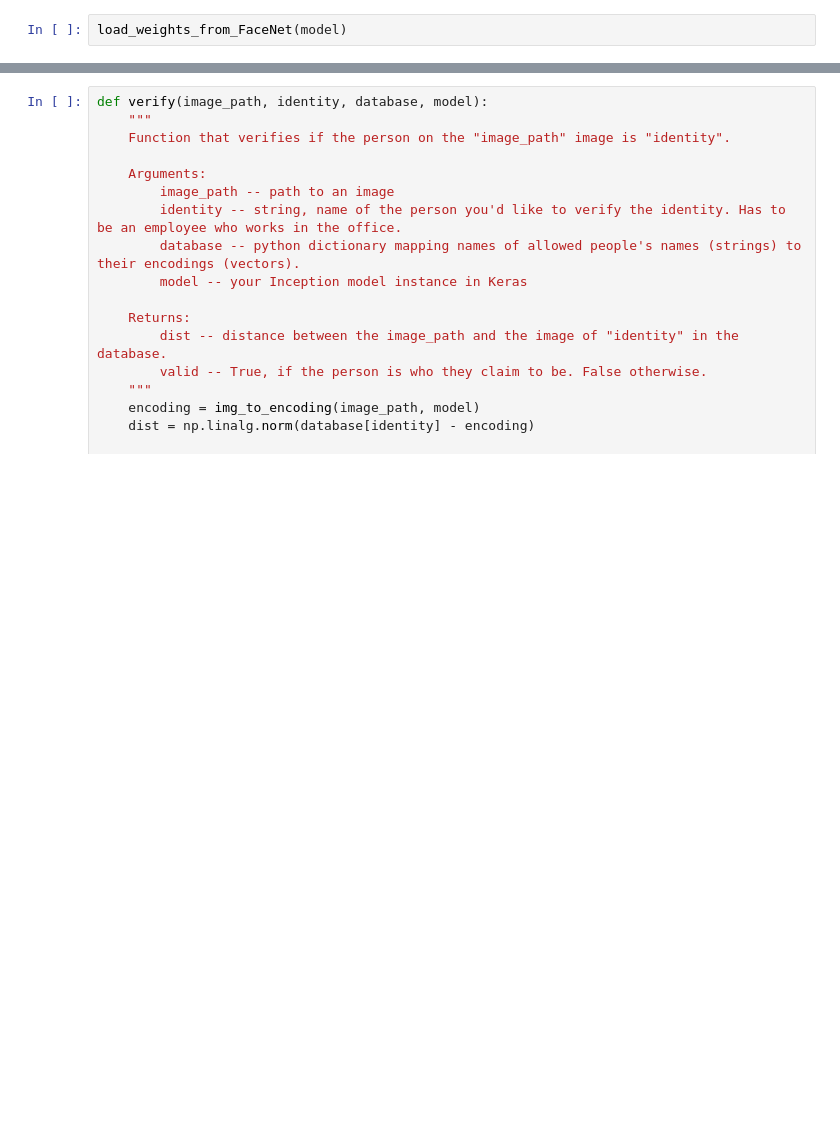
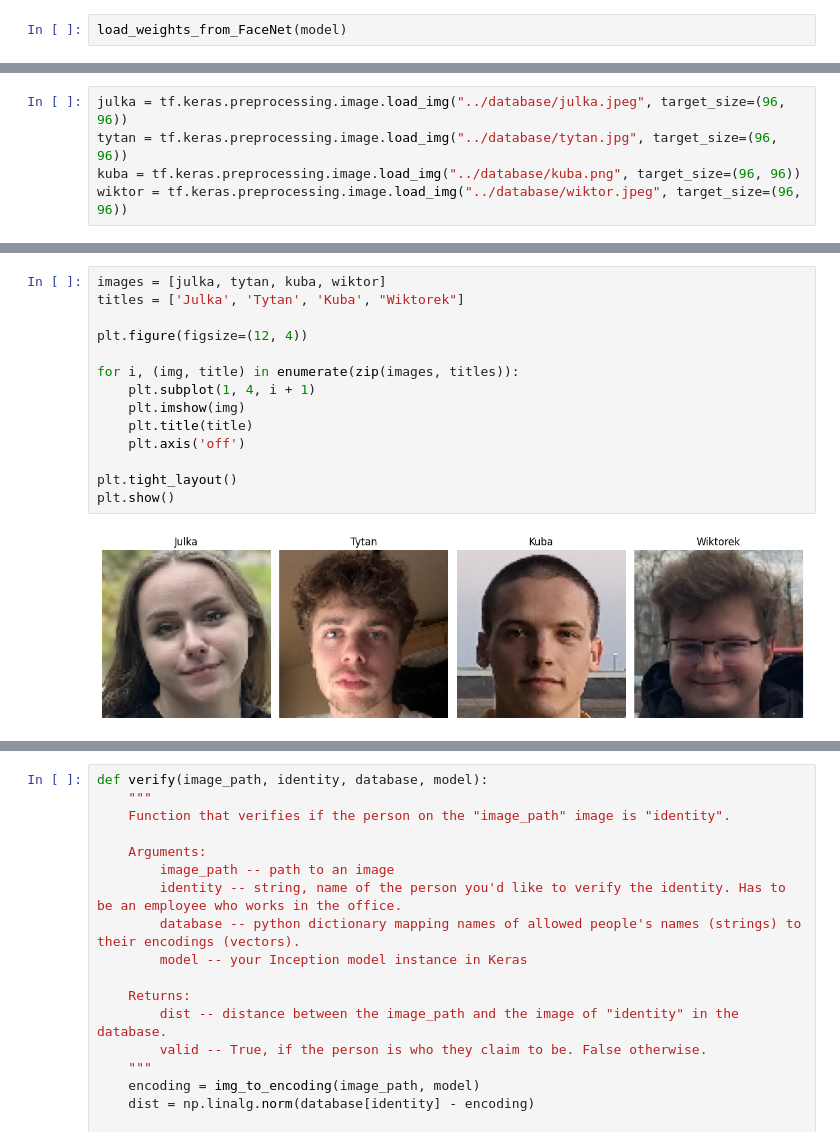
Before and after one commit to TytanMikJas/FaceRecognitionPipeline, a Jupyter notebook: notebooks/phase_3.ipynb, the cells around one changed output, grey strips where cells are left out. Saved outputs shown, nothing was run; the diff lists cells and outputs as text; blank space fills up the shorter version.

```diff
--- a/notebooks/phase_3.ipynb
+++ b/notebooks/phase_3.ipynb
@@ -27,0 +26,5 @@ tytan
+# %%
+julka = tf.keras.preprocessing.image.load_img("../database/julka.jpeg", target_size=(96, 96))
+tytan = tf.keras.preprocessing.image.load_img("../database/tytan.jpg", target_size=(96, 96))
+kuba = tf.keras.preprocessing.image.load_img("../database/kuba.png", target_size=(96, 96))
+wiktor = tf.keras.preprocessing.image.load_img("../database/wiktor.jpeg", target_size=(96, 96))
@@ -27,0 +36,16 @@ tytan
+# %%
+images = [julka, tytan, kuba, wiktor]
+titles = ['Julka', 'Tytan', 'Kuba', "Wiktorek"]
+
+plt.figure(figsize=(12, 4))
+
+for i, (img, title) in enumerate(zip(images, titles)):
+    plt.subplot(1, 4, i + 1)
+    plt.imshow(img)
+    plt.title(title)
+    plt.axis('off')
+
+plt.tight_layout()
+plt.show()
+# %% [output]
+[figure, added]
```
Also changed, not shown: parts of 10 cells of this notebook, 6 other files.
